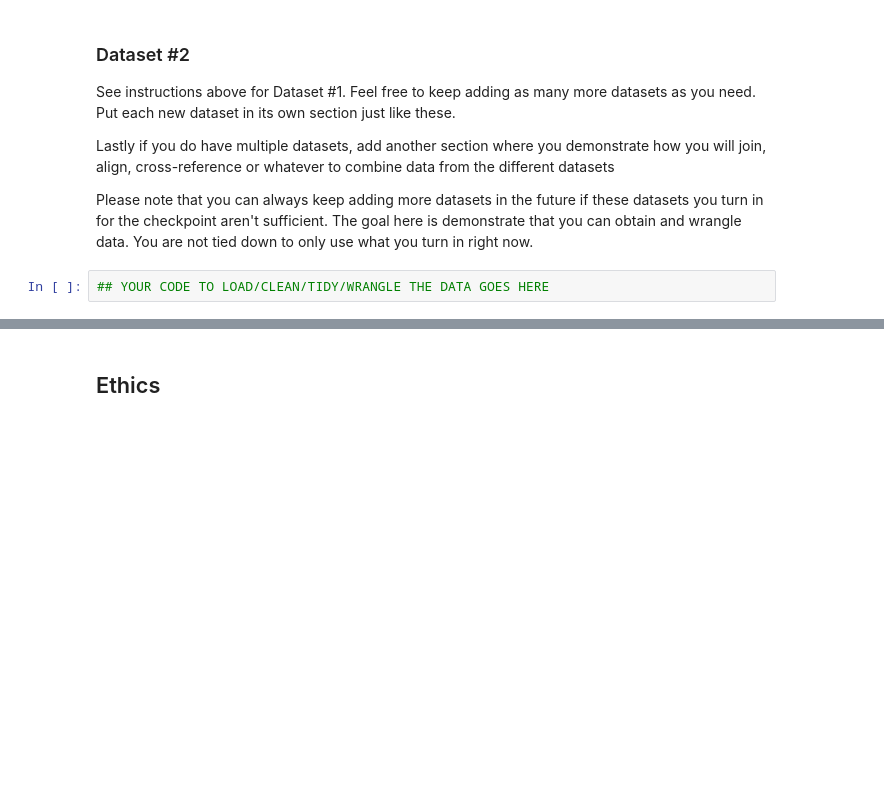
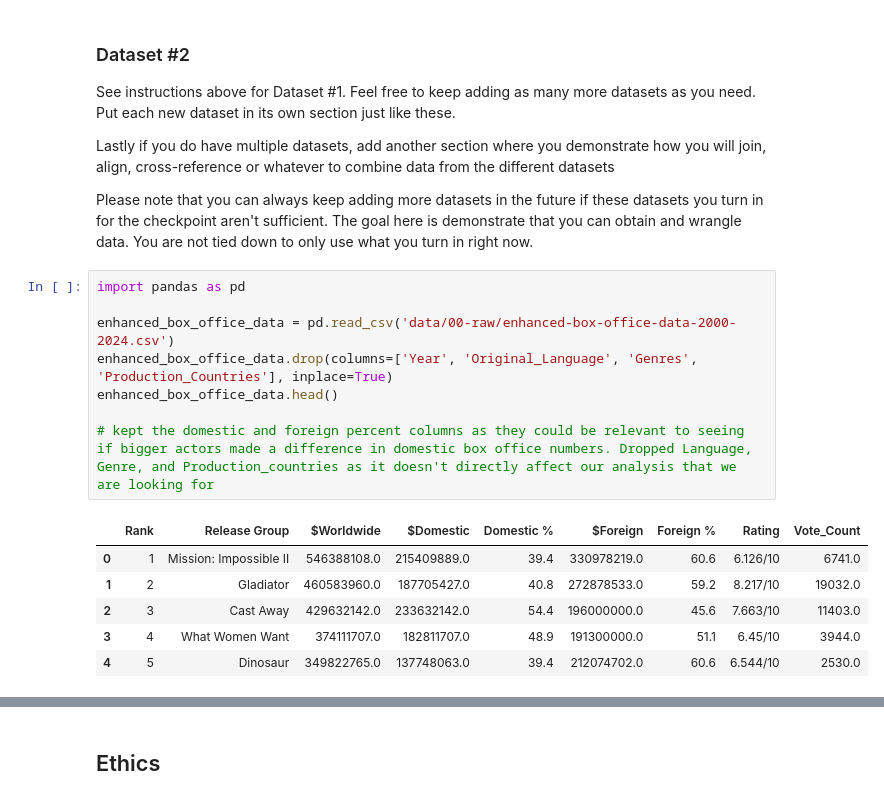
Before and after one commit to COGS108/Group138_WI26, a Jupyter notebook: 01-DataCheckpoint.ipynb, the cells around one changed output, grey strips where cells are left out. Drawn from its saved outputs; the diff is of its cells as text; blank space fills up the shorter version.

```diff
--- a/01-DataCheckpoint.ipynb
+++ b/01-DataCheckpoint.ipynb
@@ -272,5 +269,18 @@ See instructions above for Dataset #1.  Feel free to keep adding as many more da
 Lastly if you do have multiple datasets, add another section where you demonstrate how you will join, align, cross-reference or whatever to combine data from the different datasets
 
 Please note that you can always keep adding more datasets in the future if these datasets you turn in for the checkpoint aren't sufficient.  The goal here is demonstrate that you can obtain and wrangle data.  You are not tied down to only use what you turn in right now.
-# %%
-## YOUR CODE TO LOAD/CLEAN/TIDY/WRANGLE THE DATA GOES HERE
+# %%
+import pandas as pd
+
+enhanced_box_office_data = pd.read_csv('data/00-raw/enhanced-box-office-data-2000-2024.csv')
+enhanced_box_office_data.drop(columns=['Year', 'Original_Language', 'Genres', 'Production_Countries'], inplace=True)
+enhanced_box_office_data.head()
+
+# kept the domestic and foreign percent columns as they could be relevant to seeing if bigger actors made a difference in domestic box office numbers. Dropped Language, Genre, and Production_countries as it doesn't directly affect our analysis that we are looking for
+# %% [output]
+|  | Rank | Release Group | $Worldwide | $Domestic | Domestic % | $Foreign | Foreign % | Rating | Vote_Count |
+| 0 | 1 | Mission: Impossible II | 546388108.0 | 215409889.0 | 39.4 | 330978219.0 | 60.6 | 6.126/10 | 6741.0 |
+| 1 | 2 | Gladiator | 460583960.0 | 187705427.0 | 40.8 | 272878533.0 | 59.2 | 8.217/10 | 19032.0 |
+| 2 | 3 | Cast Away | 429632142.0 | 233632142.0 | 54.4 | 196000000.0 | 45.6 | 7.663/10 | 11403.0 |
+| 3 | 4 | What Women Want | 374111707.0 | 182811707.0 | 48.9 | 191300000.0 | 51.1 | 6.45/10 | 3944.0 |
+| 4 | 5 | Dinosaur | 349822765.0 | 137748063.0 | 39.4 | 212074702.0 | 60.6 | 6.544/10 | 2530.0 |
```
Also changed, not shown: parts of 8 cells of this notebook.
